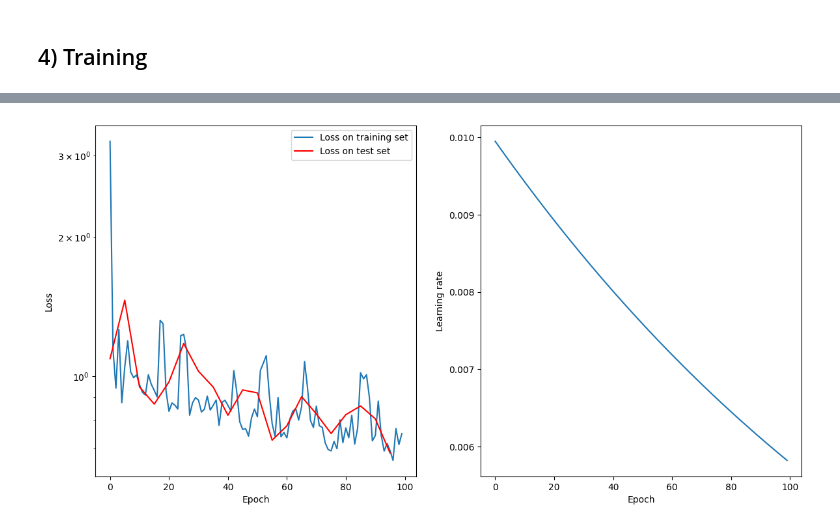
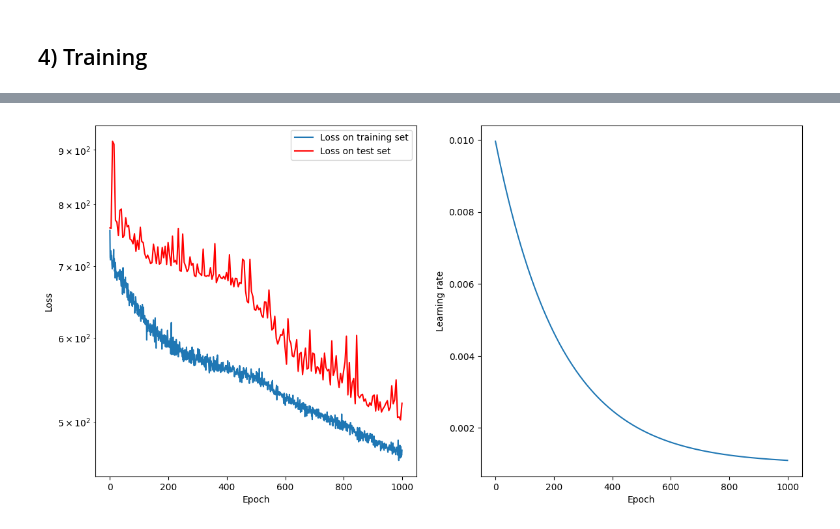
Before and after one commit to sebgur/SDev.Python, a Jupyter notebook: notebooks/stovol/StoVol Training.ipynb, the cells around one changed output, grey strips where cells are left out. Saved outputs shown, nothing was run; the diff lists cells and outputs as text; code cells hidden in the pictures.

```diff
--- a/notebooks/stovol/StoVol Training.ipynb
+++ b/notebooks/stovol/StoVol Training.ipynb
@@ -292,0 +188,28 @@ Saving model to: /content/sdevpy/stovol/models/McZABR_20230706-07_12_40
+# %%
+init_lr = 1.0e-2 # Initial learning rate
+lr_scheduler_type, lr_params = 'floored_exponentialdecay', {'n_samples': n_samples, 'batch_size': batch_size,
+                                                            'target_epoch': 0.9 * epochs, 'final_lr': 1e-3}
+# lr_scheduler_type, lr_params = 'cyclical_exponentialdecay', {'n_samples': n_samples, 'batch_size': batch_size,
+#                                                              'target_epoch': 0.9 * epochs, 'final_lr': 1e-4}
+# lr_scheduler_type, lr_params = 'warmup_cosine', {'warmup_epochs': 0.20 * epochs, 'total_epochs': epochs,
+#                                                  'min_lr': 1e-4}
+# lr_scheduler_type, lr_params = 'step', {'n_samples': n_samples, 'batch_size': batch_size,
+#                                         'n_epochs_between_drops': 20, 'gamma': 0.9}
+# lr_scheduler_type, lr_params = 'linear', {'n_samples': n_samples, 'batch_size': batch_size,
+#                                           'n_epochs': epochs, 'final_lr': 1e-4}
+
+# # Lambda expression
+# steps_per_epoch = n_samples / batch_size
+# total_steps = epochs * steps_per_epoch
+# def linear_decay(step):
+#     return max(0.1, 1.0 - 0.9 * step / total_steps)
+# lr_scheduler_type, lr_params = 'lambda', {'lr_lambda': linear_decay}
+
+epoch_sampling = 5 # Compare on test set every epoch_sampling epochs
+
+if train:
+    model.set_loss(bps_rmse_loss)
+    model.set_optimizer('adam', init_lr)
+    model.set_lr_scheduler(lr_scheduler_type, **lr_params)
+    model.set_sample_testing(epoch_sampling, x_test, y_test)
+    model.train(x_train, y_train, epochs, batch_size, shuffle=True)
@@ -364,27 +302,27 @@ Runtime(Model surface calculation): 0.1s
 # %%
 # Show training history
-if TRAIN:
-    hist_epochs = callback.epochs
-    hist_losses = callback.losses
-    hist_lr = callback.learning_rates
-    sampled_epochs = callback.sampled_epochs
-    test_losses = callback.test_losses
+if train:
+    hist_epochs = model.hist_epochs
+    hist_losses = model.hist_losses
+    hist_lr = model.hist_lr
+    sampled_epochs = model.test_epochs
+    test_losses = model.test_losses
 
     plt.figure(figsize=(14, 7))
     plt.subplots_adjust(hspace=0.40)
 
     plt.subplot(1, 2, 1)
     plt.xlabel('Epoch')
     plt.ylabel('Loss')
     plt.yscale("log")
     plt.plot(hist_epochs, hist_losses, label='Loss on training set')
     plt.plot(sampled_epochs, test_losses, color='red', label='Loss on test set')
     plt.legend(loc='upper right')
     plt.subplot(1, 2, 2)
     plt.xlabel('Epoch')
     plt.ylabel('Learning rate')
     plt.plot(hist_epochs, hist_lr)
 
     plt.show()
 # %% [output]
-[figure, old version]
+[figure, new version]
```
Also changed, not shown: parts of 19 cells of this notebook, 22 other files.
